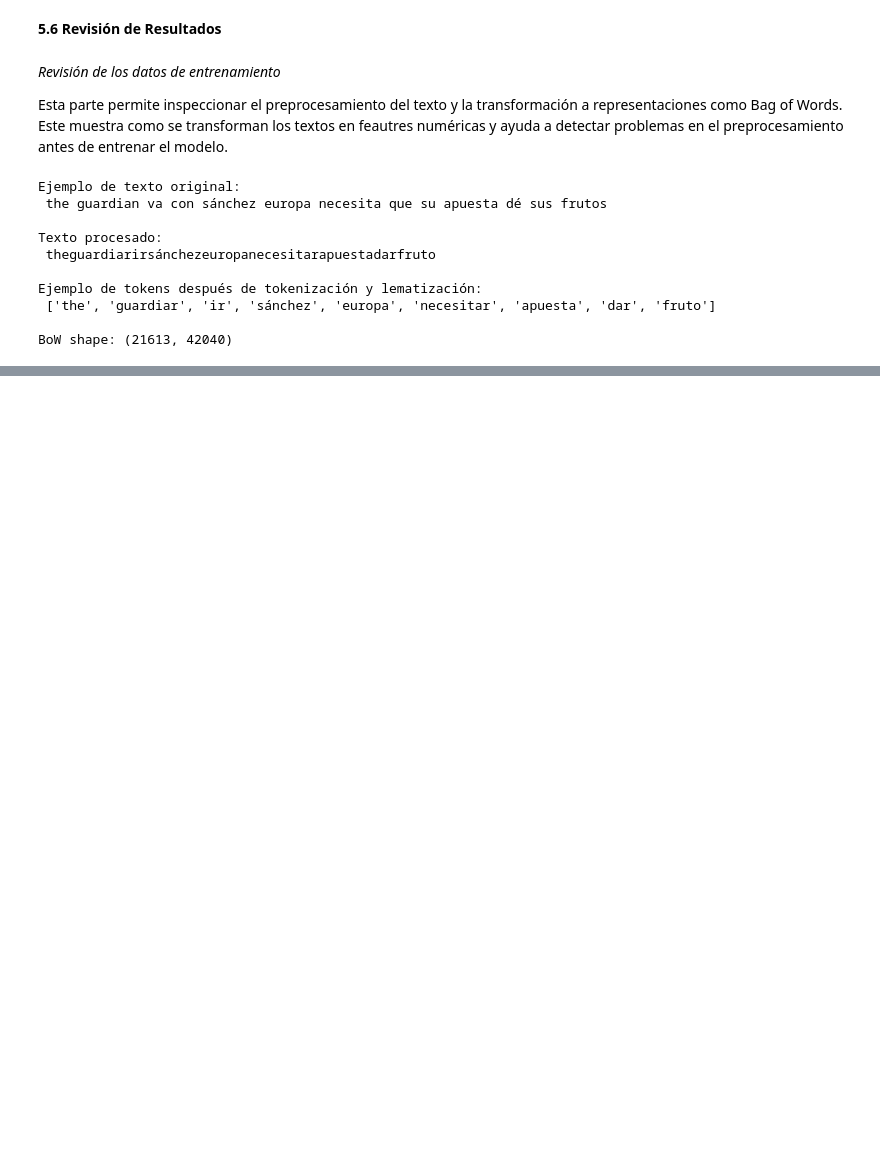
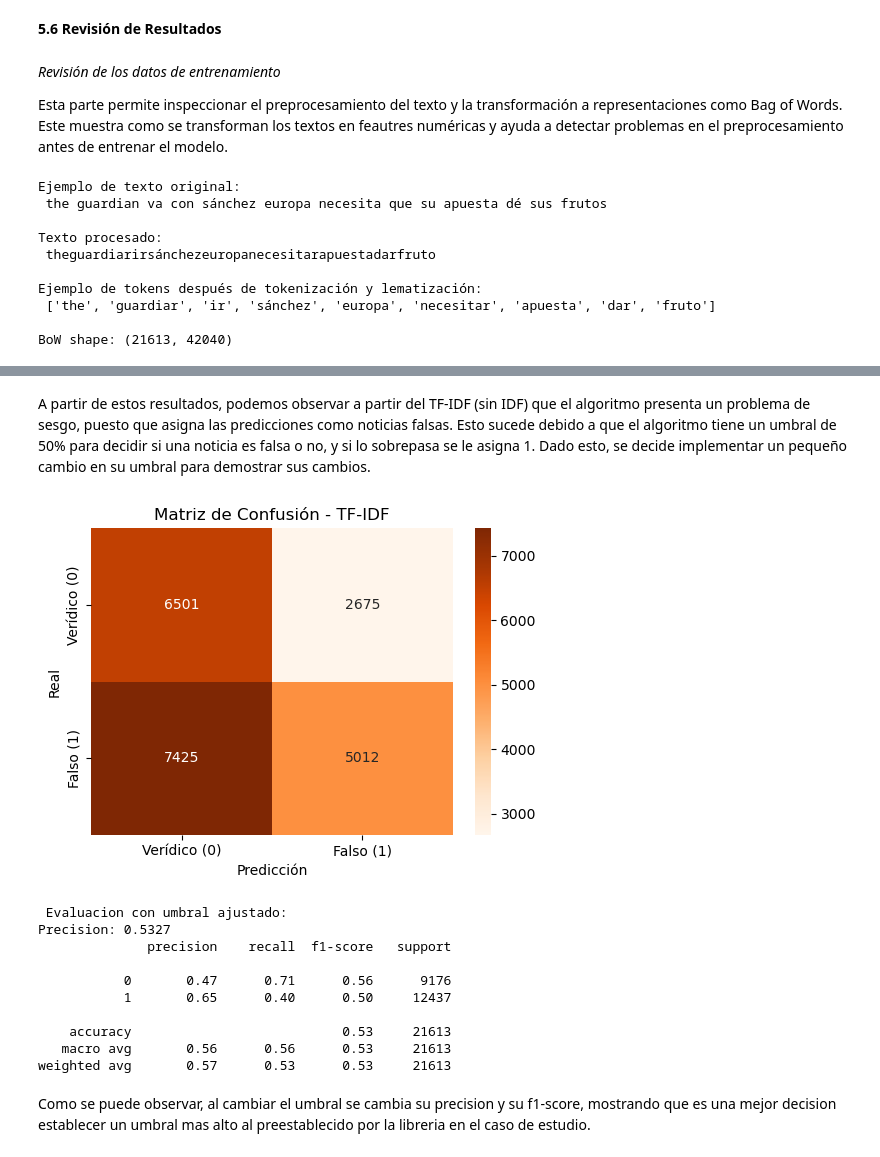
Before and after one commit to NicoleValeria1/BI_Proyecto_1, a Jupyter notebook: Entrega1/Entrega1.ipynb, the cells around one changed output, grey strips where cells are left out. Drawn from its saved outputs; the diff is of its cells as text; code cells hidden in the pictures; blank space fills up the shorter version.

```diff
--- a/Entrega1/Entrega1.ipynb
+++ b/Entrega1/Entrega1.ipynb
@@ -908,0 +1024,38 @@ BoW shape: (21613, 42040)
+# %% [markdown]
+A partir de estos resultados, podemos observar a partir del TF-IDF (sin IDF) que el algoritmo presenta un problema de sesgo, puesto que asigna las predicciones como noticias falsas. Esto sucede debido a que el algoritmo tiene un umbral de 50% para decidir si una noticia es falsa o no, y si lo sobrepasa se le asigna 1. Dado esto, se decide implementar un pequeño cambio en su umbral para demostrar sus cambios.
+# %%
+#Modificacion al umbral
+y_prob_tfidf = modelo_rl_tfidf.predict_proba(X_test_tfidf)[:, 1]
+y_pred_tfidf_ajustado = (y_prob_tfidf > 0.59).astype(int)
+
+matriz_confusion_tfidf = confusion_matrix(y_test, y_pred_tfidf_ajustado)
+
+plt.figure(figsize=(10, 4))
+
+plt.subplot(1, 2, 2)
+sns.heatmap(matriz_confusion_tfidf, annot=True, fmt="d", cmap="Oranges", xticklabels=["Verídico (0)", "Falso (1)"], yticklabels=["Verídico (0)", "Falso (1)"])
+plt.xlabel("Predicción")
+plt.ylabel("Real")
+plt.title("Matriz de Confusión - TF-IDF")
+
+plt.tight_layout()
+plt.show()
+
+
+print("\n Evaluacion con umbral ajustado:")
+print(f"Precision: {accuracy_score(y_test, y_pred_tfidf_ajustado):.4f}")
+print(classification_report(y_test, y_pred_tfidf_ajustado))
+# %% [output]
+[figure, added]
+ Evaluacion con umbral ajustado:
+Precision: 0.5327
+              precision    recall  f1-score   support
+
+           0       0.47      0.71      0.56      9176
+           1       0.65      0.40      0.50     12437
+
+    accuracy                           0.53     21613
+   macro avg       0.56      0.56      0.53     21613
+weighted avg       0.57      0.53      0.53     21613
+# %% [markdown]
+Como se puede observar, al cambiar el umbral se cambia su precision y su f1-score, mostrando que es una mejor decision establecer un umbral mas alto al preestablecido por la libreria en el caso de estudio.
```
Also changed, not shown: parts of 29 cells of this notebook.
